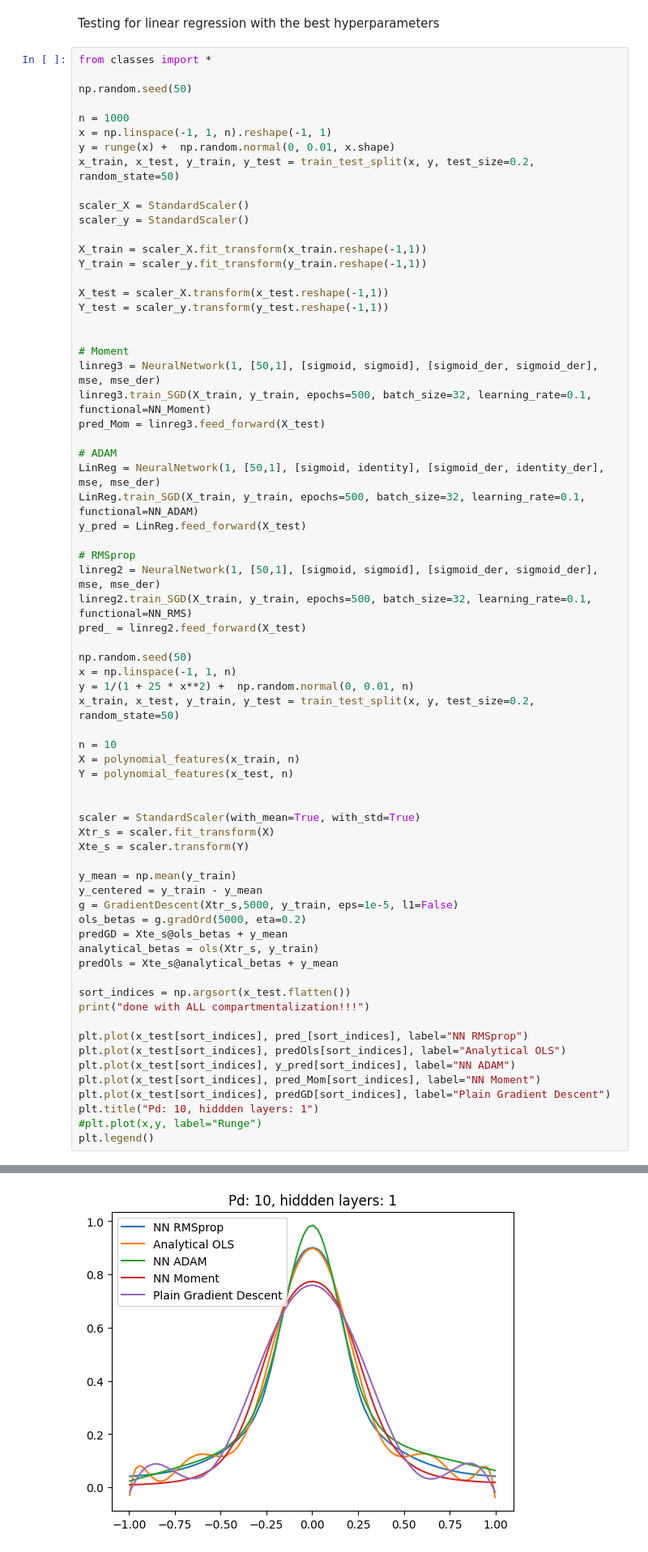
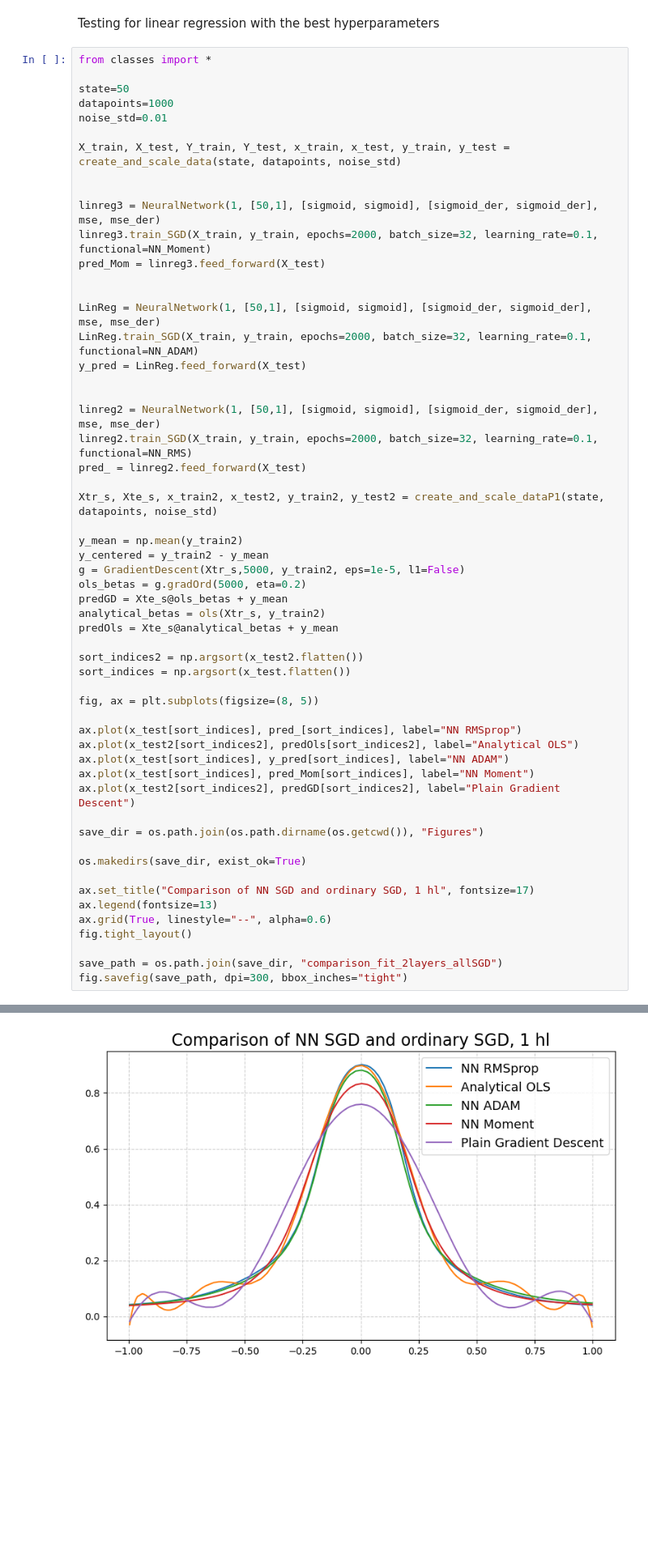
Before and after one commit to JVestly/Project-2, a Jupyter notebook: Code/tests_b.ipynb, the cells around one changed output, grey strips where cells are left out. Shown: that part at 81% size. Cells and saved outputs as stored; diff of their text form; blank space fills up the shorter version.

```diff
--- a/Code/tests_b.ipynb
+++ b/Code/tests_b.ipynb
@@ -214,69 +241,57 @@ Testing for linear regression with the best hyperparameters
 # %%
 from classes import *
 
-np.random.seed(50)
+state=50
+datapoints=1000
+noise_std=0.01
 
-n = 1000
-x = np.linspace(-1, 1, n).reshape(-1, 1)
-y = runge(x) +  np.random.normal(0, 0.01, x.shape)
-x_train, x_test, y_train, y_test = train_test_split(x, y, test_size=0.2, random_state=50)
-
-scaler_X = StandardScaler()
-scaler_y = StandardScaler()
-
-X_train = scaler_X.fit_transform(x_train.reshape(-1,1))
-Y_train = scaler_y.fit_transform(y_train.reshape(-1,1))
-
-X_test = scaler_X.transform(x_test.reshape(-1,1))
-Y_test = scaler_y.transform(y_test.reshape(-1,1))
+X_train, X_test, Y_train, Y_test, x_train, x_test, y_train, y_test = create_and_scale_data(state, datapoints, noise_std)
 
 
-# Moment
 linreg3 = NeuralNetwork(1, [50,1], [sigmoid, sigmoid], [sigmoid_der, sigmoid_der], mse, mse_der)
-linreg3.train_SGD(X_train, y_train, epochs=500, batch_size=32, learning_rate=0.1, functional=NN_Moment)
+linreg3.train_SGD(X_train, y_train, epochs=2000, batch_size=32, learning_rate=0.1, functional=NN_Moment)
 pred_Mom = linreg3.feed_forward(X_test)
 
-# ADAM
-LinReg = NeuralNetwork(1, [50,1], [sigmoid, identity], [sigmoid_der, identity_der], mse, mse_der)
-LinReg.train_SGD(X_train, y_train, epochs=500, batch_size=32, learning_rate=0.1, functional=NN_ADAM)
+
+LinReg = NeuralNetwork(1, [50,1], [sigmoid, sigmoid], [sigmoid_der, sigmoid_der], mse, mse_der)
+LinReg.train_SGD(X_train, y_train, epochs=2000, batch_size=32, learning_rate=0.1, functional=NN_ADAM)
 y_pred = LinReg.feed_forward(X_test)
 
-# RMSprop
+
 linreg2 = NeuralNetwork(1, [50,1], [sigmoid, sigmoid], [sigmoid_der, sigmoid_der], mse, mse_der)
-linreg2.train_SGD(X_train, y_train, epochs=500, batch_size=32, learning_rate=0.1, functional=NN_RMS)
+linreg2.train_SGD(X_train, y_train, epochs=2000, batch_size=32, learning_rate=0.1, functional=NN_RMS)
 pred_ = linreg2.feed_forward(X_test)
 
-np.random.seed(50)
-x = np.linspace(-1, 1, n)
-y = 1/(1 + 25 * x**2) +  np.random.normal(0, 0.01, n)
-x_train, x_test, y_train, y_test = train_test_split(x, y, test_size=0.2, random_state=50)
+Xtr_s, Xte_s, x_train2, x_test2, y_train2, y_test2 = create_and_scale_dataP1(state, datapoints, noise_std)
 
-n = 10
-X = polynomial_features(x_train, n)
-Y = polynomial_features(x_test, n)
-
-
-scaler = StandardScaler(with_mean=True, with_std=True)
-Xtr_s = scaler.fit_transform(X)
-Xte_s = scaler.transform(Y)
-
-y_mean = np.mean(y_train)
-y_centered = y_train - y_mean
-g = GradientDescent(Xtr_s,5000, y_train, eps=1e-5, l1=False)
+y_mean = np.mean(y_train2)
+y_centered = y_train2 - y_mean
+g = GradientDescent(Xtr_s,5000, y_train2, eps=1e-5, l1=False)
 ols_betas = g.gradOrd(5000, eta=0.2)
 predGD = Xte_s@ols_betas + y_mean
-analytical_betas = ols(Xtr_s, y_train)
+analytical_betas = ols(Xtr_s, y_train2)
 predOls = Xte_s@analytical_betas + y_mean
 
+sort_indices2 = np.argsort(x_test2.flatten())
 sort_indices = np.argsort(x_test.flatten())
-print("done with ALL compartmentalization!!!")
 
-plt.plot(x_test[sort_indices], pred_[sort_indices], label="NN RMSprop")
-plt.plot(x_test[sort_indices], predOls[sort_indices], label="Analytical OLS")
-plt.plot(x_test[sort_indices], y_pred[sort_indices], label="NN ADAM")
-plt.plot(x_test[sort_indices], pred_Mom[sort_indices], label="NN Moment")
-plt.plot(x_test[sort_indices], predGD[sort_indices], label="Plain Gradient Descent")
-plt.title("Pd: 10, hiddden layers: 1")
-#plt.plot(x,y, label="Runge")
-plt.legend()
+fig, ax = plt.subplots(figsize=(8, 5))
+
+ax.plot(x_test[sort_indices], pred_[sort_indices], label="NN RMSprop")
+ax.plot(x_test2[sort_indices2], predOls[sort_indices2], label="Analytical OLS")
+ax.plot(x_test[sort_indices], y_pred[sort_indices], label="NN ADAM")
+ax.plot(x_test[sort_indices], pred_Mom[sort_indices], label="NN Moment")
+ax.plot(x_test2[sort_indices2], predGD[sort_indices2], label="Plain Gradient Descent")
+
+save_dir = os.path.join(os.path.dirname(os.getcwd()), "Figures")
+
+os.makedirs(save_dir, exist_ok=True)
+
+ax.set_title("Comparison of NN SGD and ordinary SGD, 1 hl", fontsize=17)
+ax.legend(fontsize=13)
+ax.grid(True, linestyle="--", alpha=0.6)
+fig.tight_layout()
+
+save_path = os.path.join(save_dir, "comparison_fit_2layers_allSGD")
+fig.savefig(save_path, dpi=300, bbox_inches="tight")
 # %% [output]
@@ -285,4 +298,4 @@ done with ALL compartmentalization!!!
-[figure, old version]
+[figure, new version]
 # %% [markdown]
 Comparing MSE scores
 # %%
```
Also changed, not shown: parts of 12 cells of this notebook, 12 other files.
